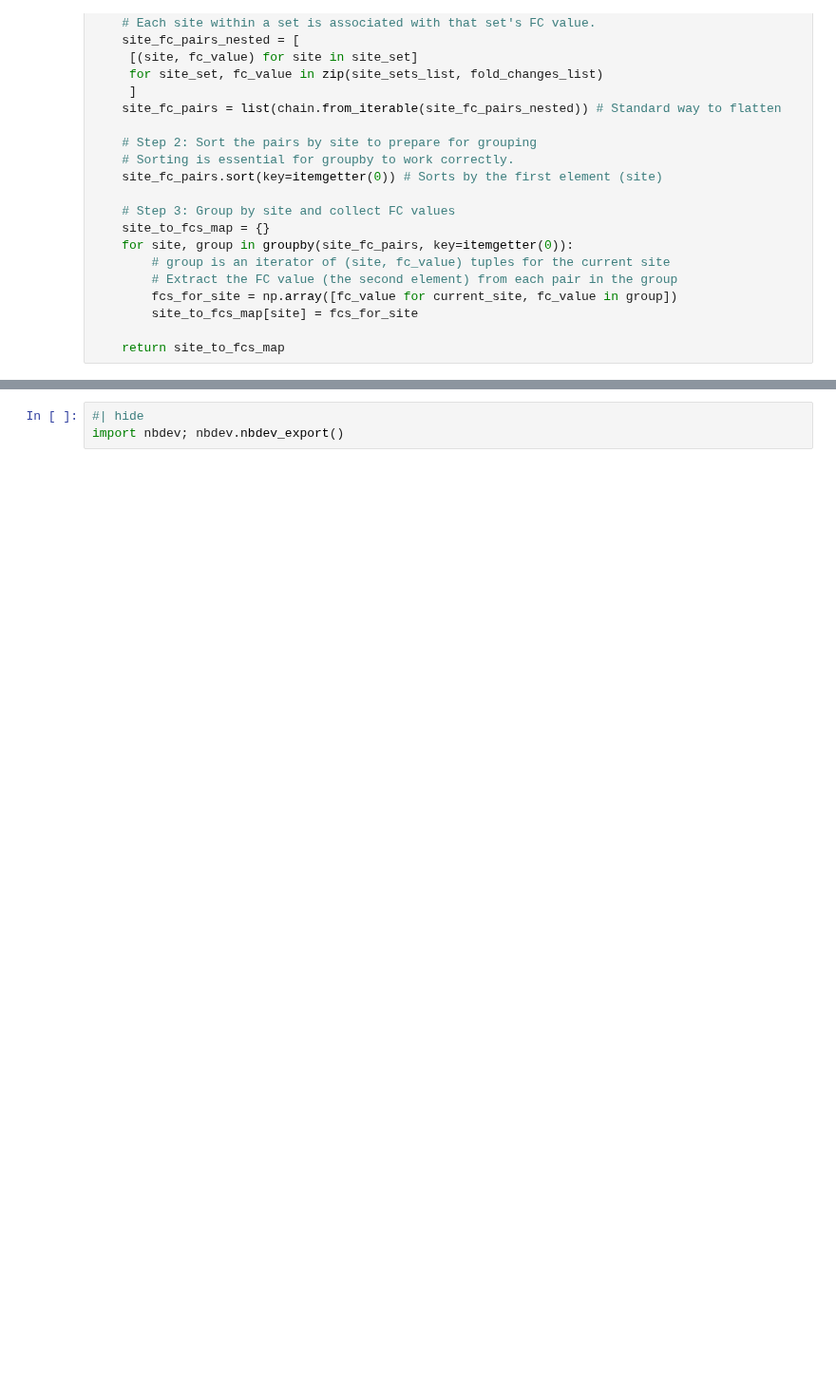
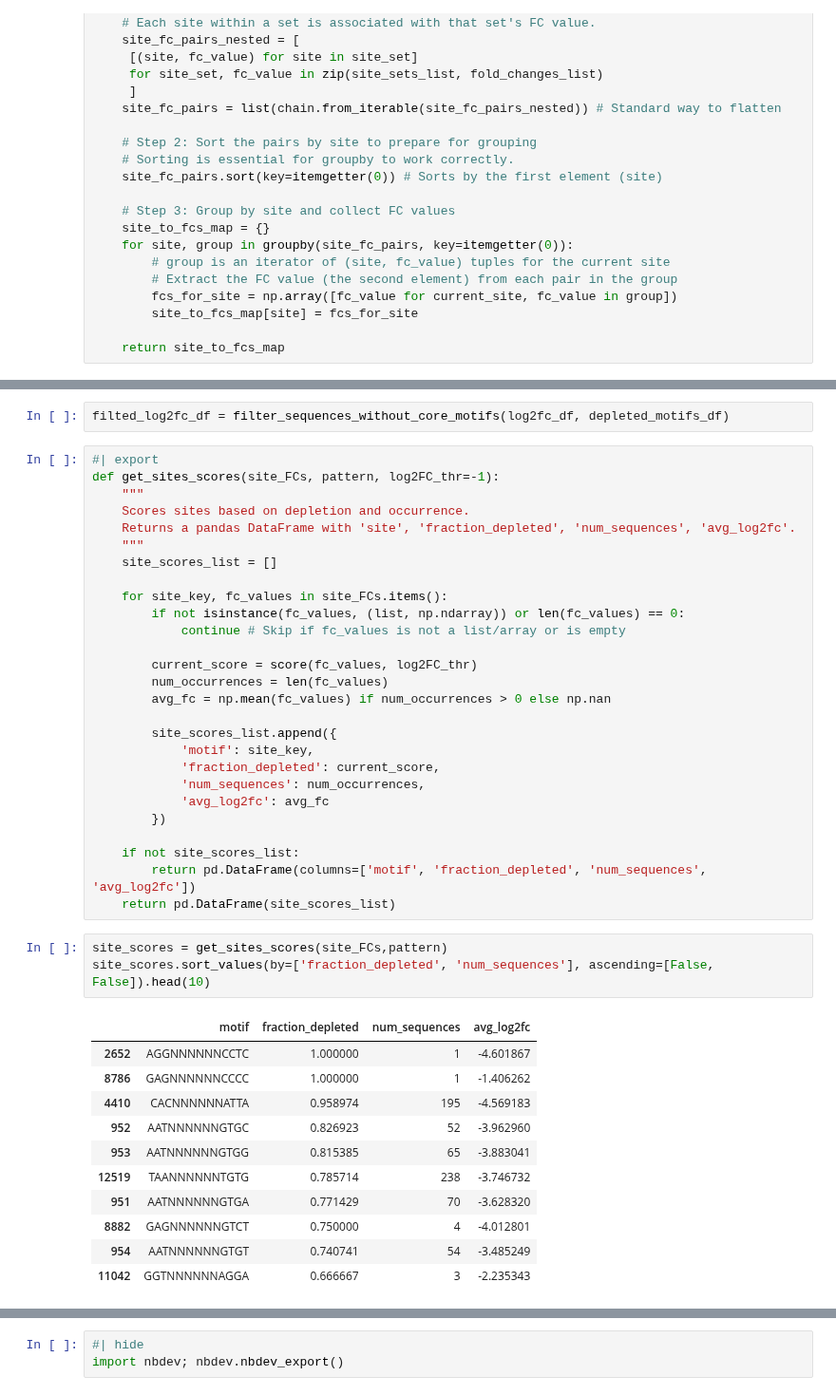
Before and after one commit to dbikard/randseq, a Jupyter notebook: nbs/00_core.ipynb, the cells around one changed output, grey strips where cells are left out. Shown at 95% size. Drawn from its saved outputs; the diff is of its cells as text; blank space fills up the shorter version.

```diff
--- a/nbs/00_core.ipynb
+++ b/nbs/00_core.ipynb
@@ -648,0 +441,44 @@ Not enough data for 756 sites with (3, 6, 4) pattern
+# %%
+filted_log2fc_df = filter_sequences_without_core_motifs(log2fc_df, depleted_motifs_df)
+# %%
+#| export
+def get_sites_scores(site_FCs, pattern, log2FC_thr=-1):
+    """
+    Scores sites based on depletion and occurrence.
+    Returns a pandas DataFrame with 'site', 'fraction_depleted', 'num_sequences', 'avg_log2fc'.
+    """
+    site_scores_list = []
+
+    for site_key, fc_values in site_FCs.items():
+        if not isinstance(fc_values, (list, np.ndarray)) or len(fc_values) == 0:
+            continue # Skip if fc_values is not a list/array or is empty
+
+        current_score = score(fc_values, log2FC_thr)
+        num_occurrences = len(fc_values)
+        avg_fc = np.mean(fc_values) if num_occurrences > 0 else np.nan
+
+        site_scores_list.append({
+            'motif': site_key,
+            'fraction_depleted': current_score,
+            'num_sequences': num_occurrences,
+            'avg_log2fc': avg_fc
+        })
+
+    if not site_scores_list:
+        return pd.DataFrame(columns=['motif', 'fraction_depleted', 'num_sequences', 'avg_log2fc'])
+    return pd.DataFrame(site_scores_list)
+# %%
+site_scores = get_sites_scores(site_FCs,pattern)
+site_scores.sort_values(by=['fraction_depleted', 'num_sequences'], ascending=[False, False]).head(10)
+# %% [output]
+|  | motif | fraction_depleted | num_sequences | avg_log2fc |
+| 2652 | AGGNNNNNNCCTC | 1.000000 | 1 | -4.601867 |
+| 8786 | GAGNNNNNNCCCC | 1.000000 | 1 | -1.406262 |
+| 4410 | CACNNNNNNATTA | 0.958974 | 195 | -4.569183 |
+| 952 | AATNNNNNNGTGC | 0.826923 | 52 | -3.962960 |
+| 953 | AATNNNNNNGTGG | 0.815385 | 65 | -3.883041 |
+| 12519 | TAANNNNNNTGTG | 0.785714 | 238 | -3.746732 |
+| 951 | AATNNNNNNGTGA | 0.771429 | 70 | -3.628320 |
+| 8882 | GAGNNNNNNGTCT | 0.750000 | 4 | -4.012801 |
+| 954 | AATNNNNNNGTGT | 0.740741 | 54 | -3.485249 |
+| 11042 | GGTNNNNNNAGGA | 0.666667 | 3 | -2.235343 |
```
Also changed, not shown: parts of 25 cells of this notebook, 3 other files.
